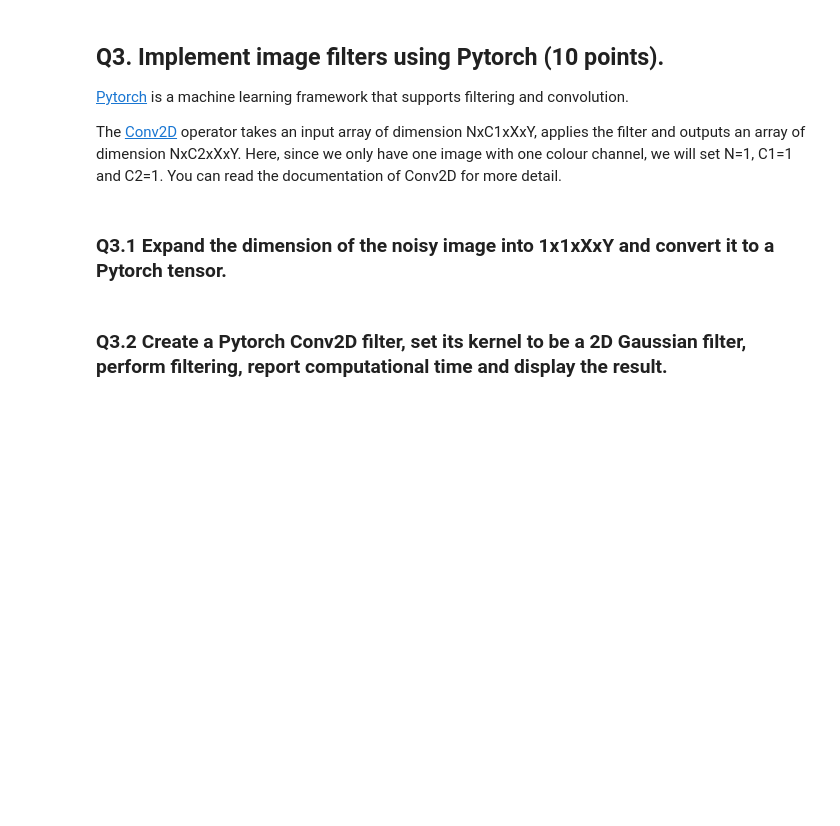
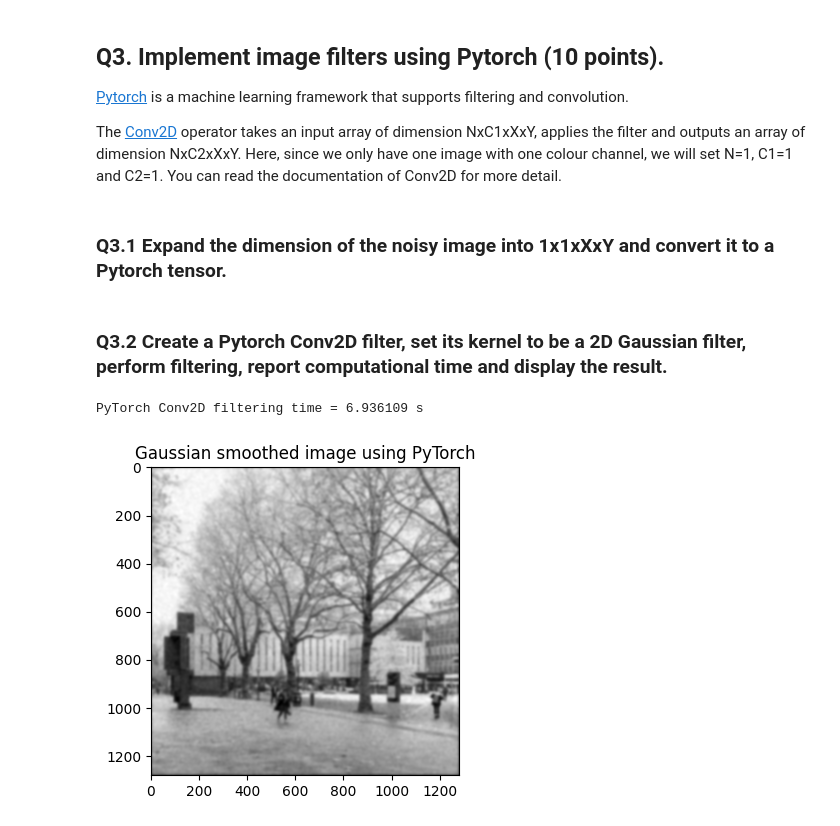
Before and after one commit to kellyyyhou/Computer_Vision_2026, a Jupyter notebook: coursework_01/coursework_01.ipynb, the cells around one changed output. Drawn from its saved outputs; the diff is of its cells as text; code cells hidden in the pictures; blank space fills up the shorter version.

```diff
--- a/coursework_01/coursework_01.ipynb
+++ b/coursework_01/coursework_01.ipynb
@@ -362,16 +395,39 @@ tensor_noisy = torch.from_numpy(image_noisy_expanded)
 # %%
 # A 2D Gaussian filter when sigma = 5 pixel (provided)
 sigma = 5
 h = gaussian_filter_2d(sigma)
 
 # Construct the Conv2D filter
 ### Insert your code ###
-conv = ...
+kernal_size = h.shape[0]
+
+conv = torch.nn.Conv2d(
+    in_channels=1,
+    out_channels=1,
+    kernel_size=kernal_size,
+    padding=kernal_size // 2,
+    bias=False
+)
+kernel_tensor = torch.from_numpy(h.astype(np.float32))
+kernel_tensor = kernel_tensor.unsqueeze(0).unsqueeze(0)
 
 # Filtering and assess computational time
 ### Insert your code ###
+with torch.no_grad():
+    conv.weight.copy_(kernel_tensor)
+conv.eval()
+start = time.time()
+with torch.no_grad():
+    output = conv(tensor_noisy)
+torch_time = time.time() - start
+print(f"PyTorch Conv2D filtering time = {torch_time:.6f} s")
+
+image_filtered = output.squeeze().numpy()
 
 # Display the filtering result (provided)
 plt.imshow(image_filtered, cmap='gray')
 plt.title('Gaussian smoothed image using PyTorch')
 plt.gcf().set_size_inches(4, 4)
+# %% [output]
+PyTorch Conv2D filtering time = 6.936109 s
+[figure, added]
```
Also changed, not shown: parts of 10 cells of this notebook.
